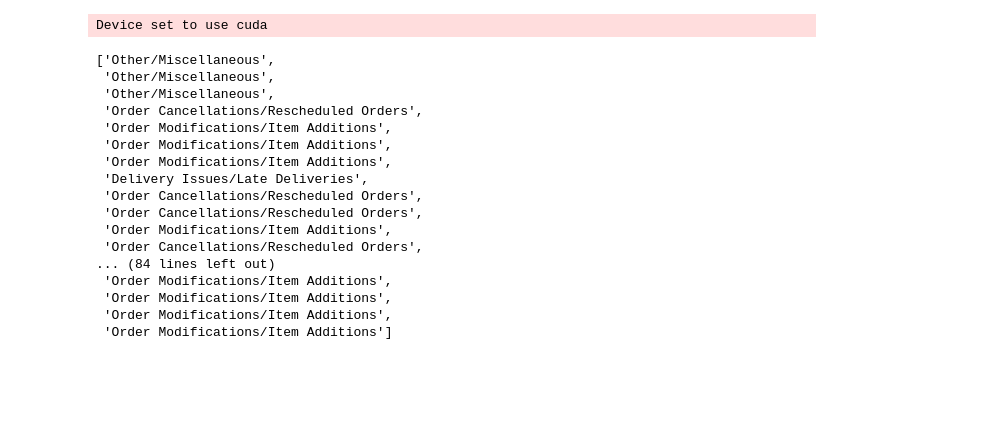
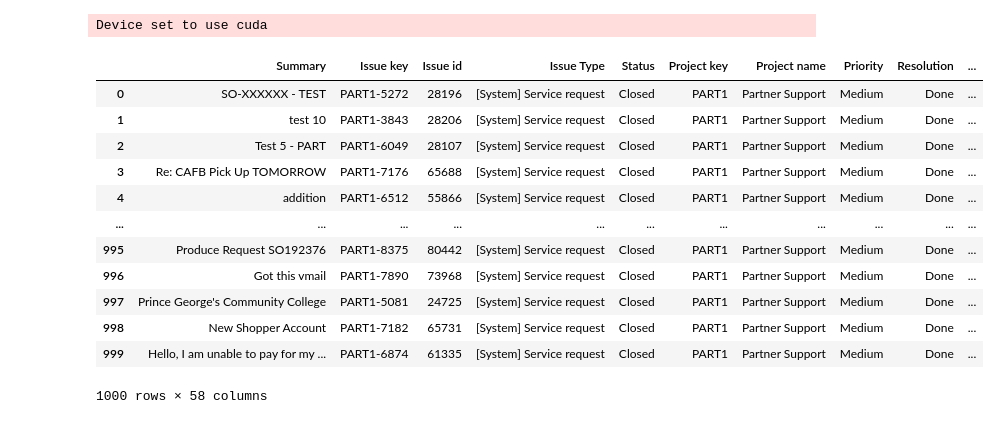
Before and after one commit to harshavardhan-patil/cafb-ai, a Jupyter notebook: notebooks/preprocessing.ipynb, the cells around one changed output. Cells and saved outputs as stored; diff of their text form; code cells hidden in the pictures; blank space fills up the shorter version.

```diff
--- a/notebooks/preprocessing.ipynb
+++ b/notebooks/preprocessing.ipynb
@@ -127,22 +106,2 @@ result = classifier(preprocessed_tickets[:100], class_labels, multi_label=False)
 # %%
 output = [o['labels'][0] for o in result]
-# %%
-output
-# %% [output]
-['Other/Miscellaneous',
- 'Other/Miscellaneous',
- 'Other/Miscellaneous',
- 'Order Cancellations/Rescheduled Orders',
- 'Order Modifications/Item Additions',
- 'Order Modifications/Item Additions',
- 'Order Modifications/Item Additions',
- 'Delivery Issues/Late Deliveries',
- 'Order Cancellations/Rescheduled Orders',
- 'Order Cancellations/Rescheduled Orders',
- 'Order Modifications/Item Additions',
- 'Order Cancellations/Rescheduled Orders',
-... (84 lines left out)
- 'Order Modifications/Item Additions',
- 'Order Modifications/Item Additions',
- 'Order Modifications/Item Additions',
- 'Order Modifications/Item Additions']
@@ -148,0 +110,17 @@ output
+# %%
+raw_xl = pd.read_excel(RAW_DATA_DIR / 'cafb_data_case2.xlsx')
+raw_xl
+# %% [output]
+|  | Summary | Issue key | Issue id | Issue Type | Status | Project key | Project name | Priority | Resolution | ... |
+| 0 | SO-XXXXXX - TEST | PART1-5272 | 28196 | [System] Service request | Closed | PART1 | Partner Support | Medium | Done | ... |
+| 1 | test 10 | PART1-3843 | 28206 | [System] Service request | Closed | PART1 | Partner Support | Medium | Done | ... |
+| 2 | Test 5 - PART | PART1-6049 | 28107 | [System] Service request | Closed | PART1 | Partner Support | Medium | Done | ... |
+| 3 | Re: CAFB Pick Up TOMORROW | PART1-7176 | 65688 | [System] Service request | Closed | PART1 | Partner Support | Medium | Done | ... |
+| 4 | addition | PART1-6512 | 55866 | [System] Service request | Closed | PART1 | Partner Support | Medium | Done | ... |
+| ... | ... | ... | ... | ... | ... | ... | ... | ... | ... | ... |
+| 995 | Produce Request SO192376 | PART1-8375 | 80442 | [System] Service request | Closed | PART1 | Partner Support | Medium | Done | ... |
+| 996 | Got this vmail | PART1-7890 | 73968 | [System] Service request | Closed | PART1 | Partner Support | Medium | Done | ... |
+| 997 | Prince George's Community College | PART1-5081 | 24725 | [System] Service request | Closed | PART1 | Partner Support | Medium | Done | ... |
+| 998 | New Shopper Account | PART1-7182 | 65731 | [System] Service request | Closed | PART1 | Partner Support | Medium | Done | ... |
+| 999 | Hello, I am unable to pay for my ... | PART1-6874 | 61335 | [System] Service request | Closed | PART1 | Partner Support | Medium | Done | ... |
+1000 rows × 58 columns
```
Also changed, not shown: parts of 11 cells of this notebook, 1 other file.
